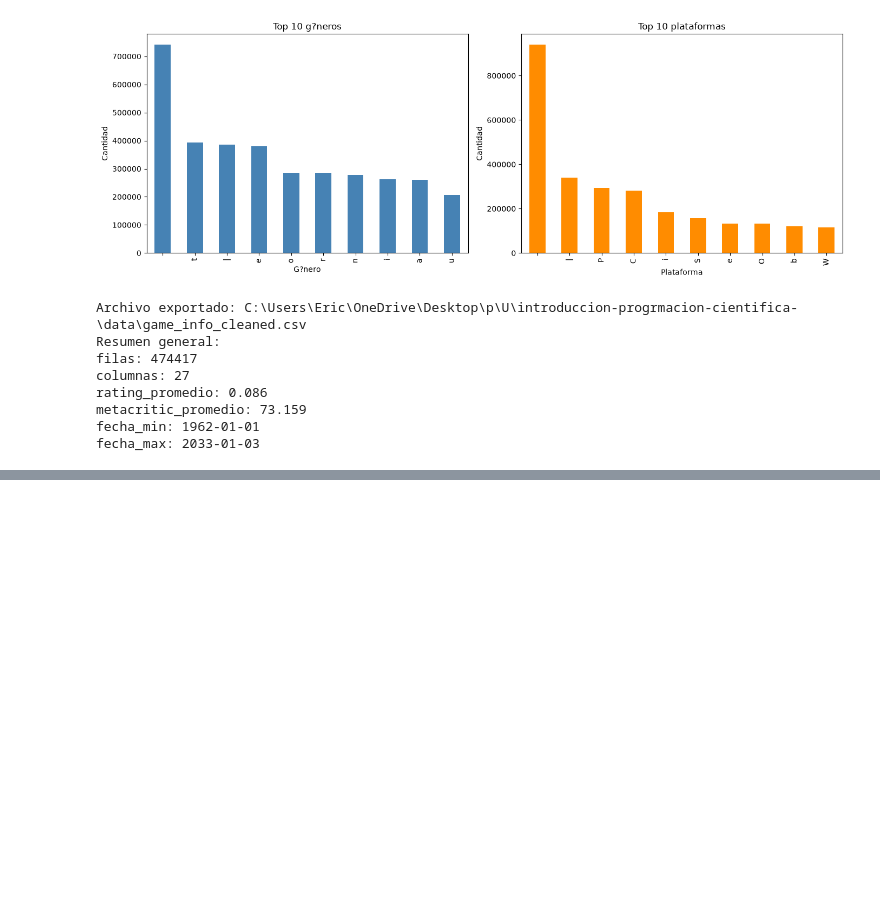
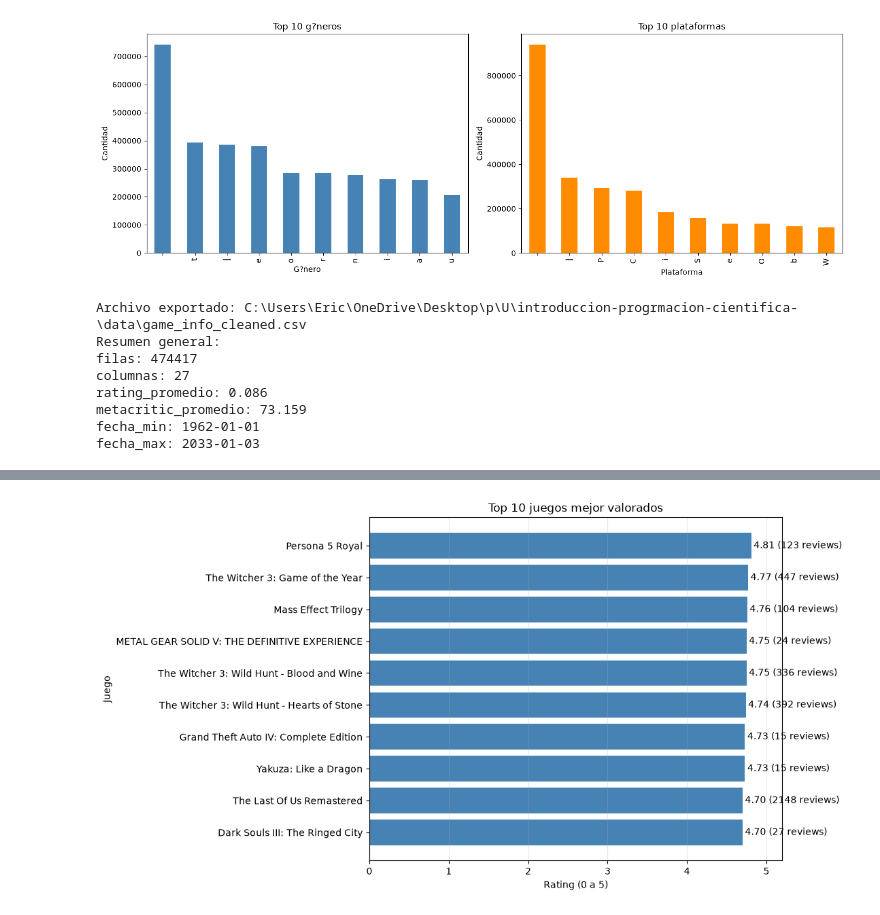
Before and after one commit to ericrodriguezdev/introduccion-progrmacion-cientifica-, a Jupyter notebook: notebook/main.ipynb, the cells around one changed output, grey strips where cells are left out. Saved outputs shown, nothing was run; the diff lists cells and outputs as text; code cells hidden in the pictures; blank space fills up the shorter version.

```diff
--- a/notebook/main.ipynb
+++ b/notebook/main.ipynb
@@ -6,7 +6,7 @@ from IPython.display import display
 import matplotlib.pyplot as plt
 
 base = Path(r'C:\Users\Eric\OneDrive\Desktop\p\U\introduccion-progrmacion-cientifica-')
-path = base / 'data' / 'game_info.csv'
+path = base / 'data' / 'game_info_cleaned.csv'
 df = pd.read_csv(path)
 
 print(f'Filas: {df.shape[0]} | Columnas: {df.shape[1]}')
@@ -177,0 +300,27 @@ fecha_max: 2033-01-03
+# %%
+# Grafica de barras de los 10 juegos mejor valorados
+top_10 = ranked_games.head(10).sort_values('rating')
+
+fig, ax = plt.subplots(figsize=(11, 6))
+barras = ax.barh(top_10['name'], top_10['rating'], color='steelblue')
+
+ax.set_title('Top 10 juegos mejor valorados')
+ax.set_xlabel('Rating (0 a 5)')
+ax.set_ylabel('Juego')
+ax.set_xlim(0, 5.2)
+ax.grid(axis='x', alpha=0.3)
+
+for barra, rating, reviews in zip(
+    barras, top_10['rating'], top_10['reviews_count']
+):
+    ax.text(
+        barra.get_width() + 0.03,
+        barra.get_y() + barra.get_height() / 2,
+        f'{rating:.2f} ({reviews} reviews)',
+        va='center'
+    )
+
+plt.tight_layout()
+plt.show()
+# %% [output]
+[figure, added]
```
Also changed, not shown: parts of 5 cells of this notebook.
